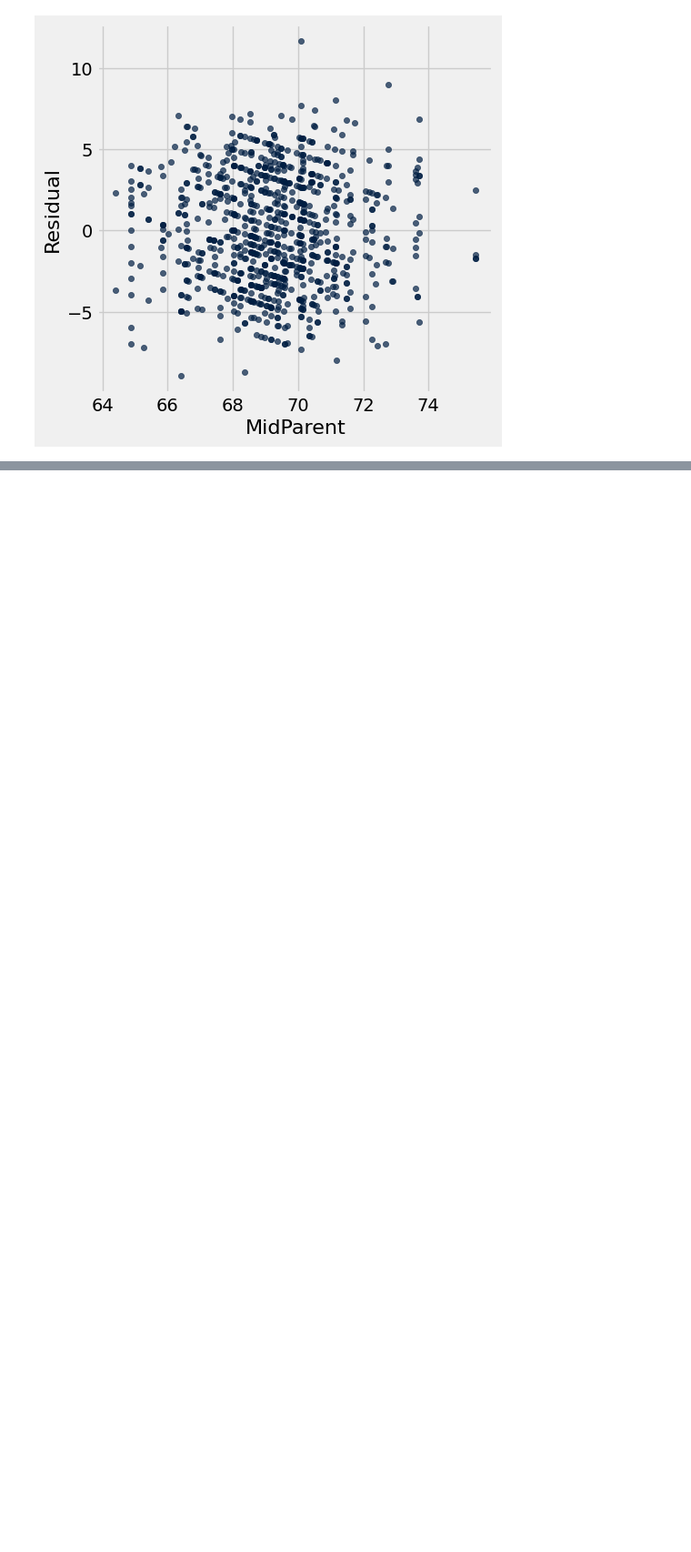
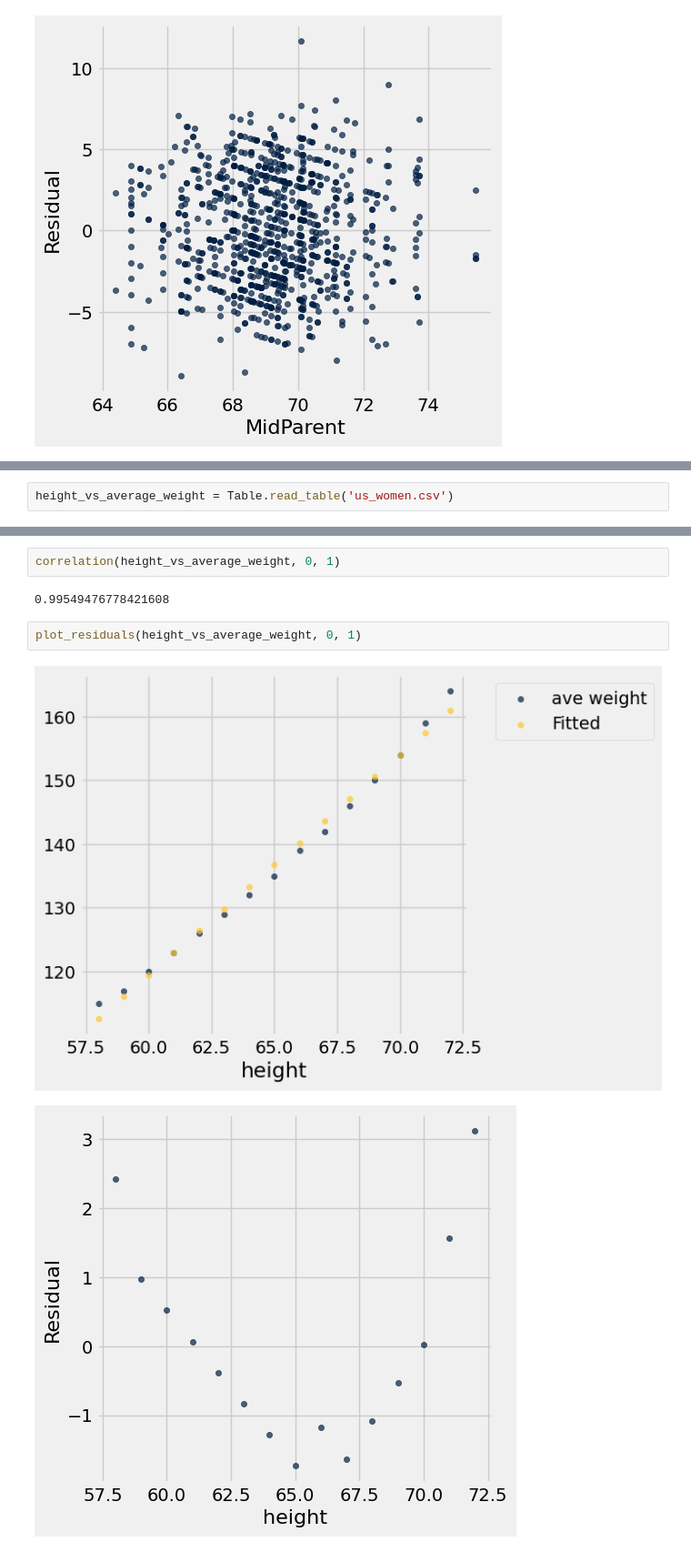
Before and after one commit to ciretorres/python, a Jupyter notebook: data8.3x/week3/sec06_residuals.ipynb, the cells around one changed output, grey strips where cells are left out. Shown at 91% size. Saved outputs shown, nothing was run; the diff lists cells and outputs as text; blank space fills up the shorter version.

```diff
--- a/data8.3x/week3/sec06_residuals.ipynb
+++ b/data8.3x/week3/sec06_residuals.ipynb
@@ -110,0 +144,2 @@ plot_residuals(heights, 'MidParent', 'Child')
+# %%
+height_vs_average_weight = Table.read_table('us_women.csv')
@@ -110,0 +161,9 @@ plot_residuals(heights, 'MidParent', 'Child')
+# %%
+correlation(height_vs_average_weight, 0, 1)
+# %% [output]
+0.99549476778421608
+# %%
+plot_residuals(height_vs_average_weight, 0, 1)
+# %% [output]
+[figure, added]
+[figure, added]
```
Also changed, not shown: parts of 7 cells of this notebook, 3 other files.
